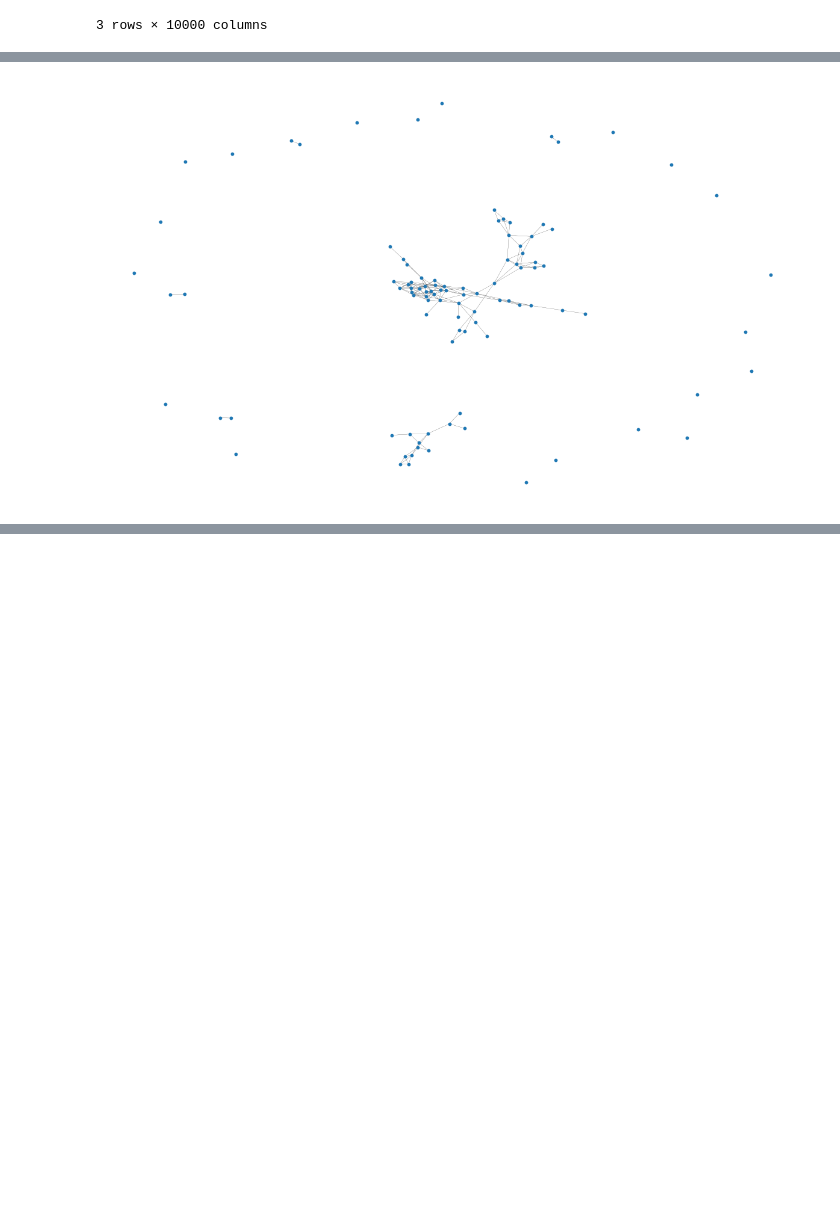
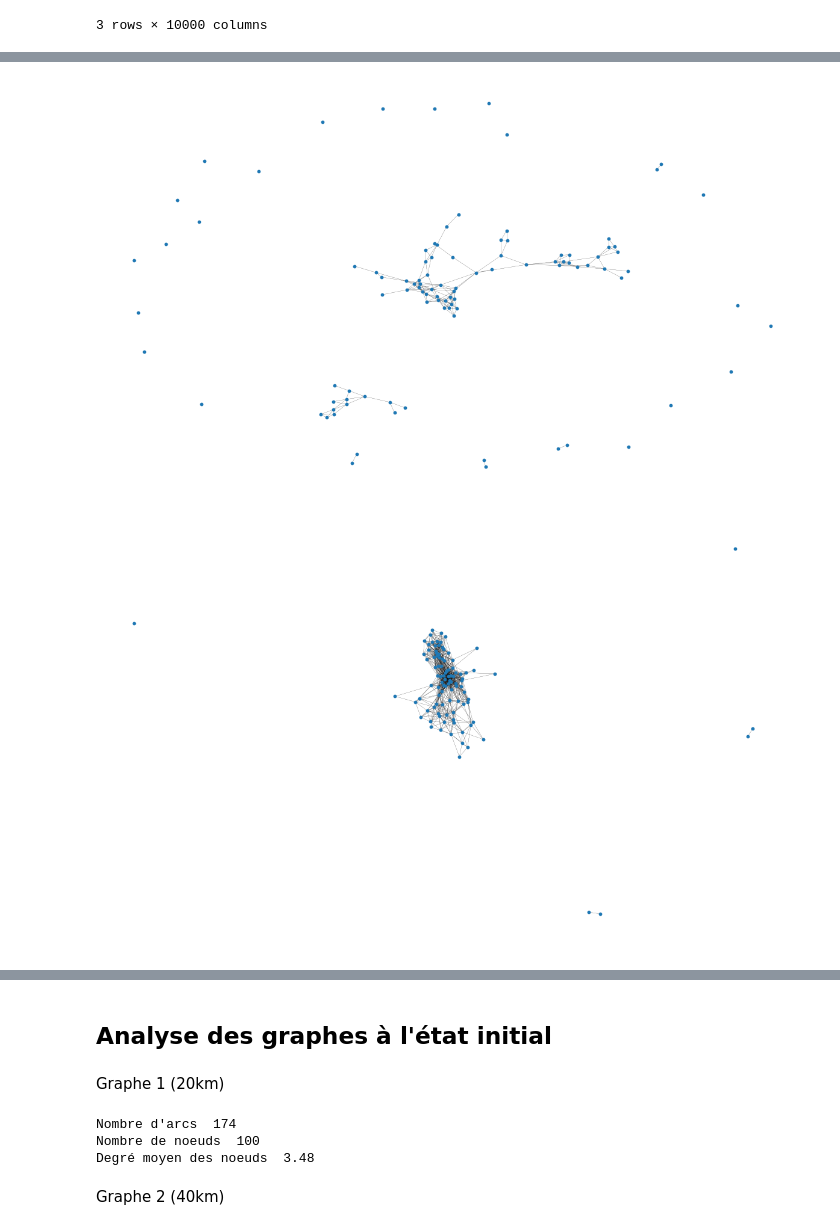
Before and after one commit to Emma-html/projet_reseaux_IA, a Jupyter notebook: analyse.ipynb, the cells around one changed output, grey strips where cells are left out. Cells and saved outputs as stored; diff of their text form; code cells hidden in the pictures; blank space fills up the shorter version.

Commit message:
ajout doc et 3 graphes

```diff
--- a/analyse.ipynb
+++ b/analyse.ipynb
@@ -33,5 +42,7 @@ satellites[0]
 # %%
-RANGE = 20000 #CHANGER AU BESOIN
+RANGE1 = 20000
+RANGE2 = 40000
+RANGE3 = 60000
 
 list_satellites = []
 
@@ -41,5 +52,11 @@ for i in range(len(satellites)):
     list_satellites.append(obj_sat)
 
 swarm = Swarm.__new__(Swarm)
-swarm.__init__(RANGE, list_satellites)
-graph = swarm.swarm_to_nxgraph()
+swarm.__init__(RANGE1, list_satellites)
+graph1 = swarm.swarm_to_nxgraph()
+
+swarm.__init__(RANGE2, list_satellites)
+graph2 = swarm.swarm_to_nxgraph()
+
+swarm.__init__(RANGE3, list_satellites)
+graph3 = swarm.swarm_to_nxgraph()
@@ -66,7 +79,13 @@ nx.draw_networkx(graph, pos=nx.random_layout(graph), ax=ax, **plot_options)
 # %%
-pos = nx.spring_layout(graph)
-fig, ax = plt.subplots(figsize=(15, 9))
-ax.axis("off")
-nx.draw_networkx(graph, pos=pos, ax=ax, **plot_options)
+def afficher_graphe_avec_layout(graph):
+    pos = nx.spring_layout(graph)
+    fig, ax = plt.subplots(figsize=(15, 9))
+    ax.axis("off")
+    nx.draw_networkx(graph, pos=pos, ax=ax, **plot_options)
+
+afficher_graphe_avec_layout(graph1)
+afficher_graphe_avec_layout(graph2)
+afficher_graphe_avec_layout(graph3)
 # %% [output]
-[figure, old version]
+[figure, new version]
+[figure, added]
@@ -72,0 +93,14 @@ nx.draw_networkx(graph, pos=pos, ax=ax, **plot_options)
+# %% [markdown]
+## Analyse des graphes à l'état initial
+# %% [markdown]
+Graphe 1 (20km)
+# %%
+print("Nombre d'arcs ", graph1.number_of_edges())
+print("Nombre de noeuds ", graph1.number_of_nodes())
+print("Degré moyen des noeuds ", np.mean([d for _, d in graph1.degree()]))
+# %% [output]
+Nombre d'arcs  174
+Nombre de noeuds  100
+Degré moyen des noeuds  3.48
+# %% [markdown]
+Graphe 2 (40km)
```
Also changed, not shown: parts of 15 cells of this notebook.
